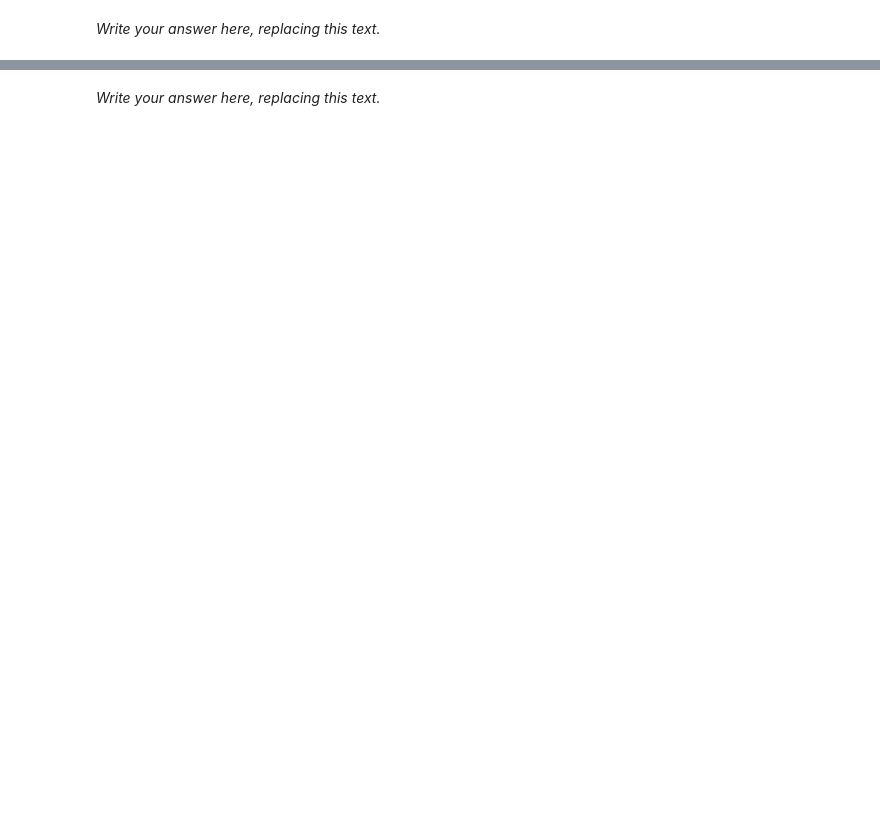
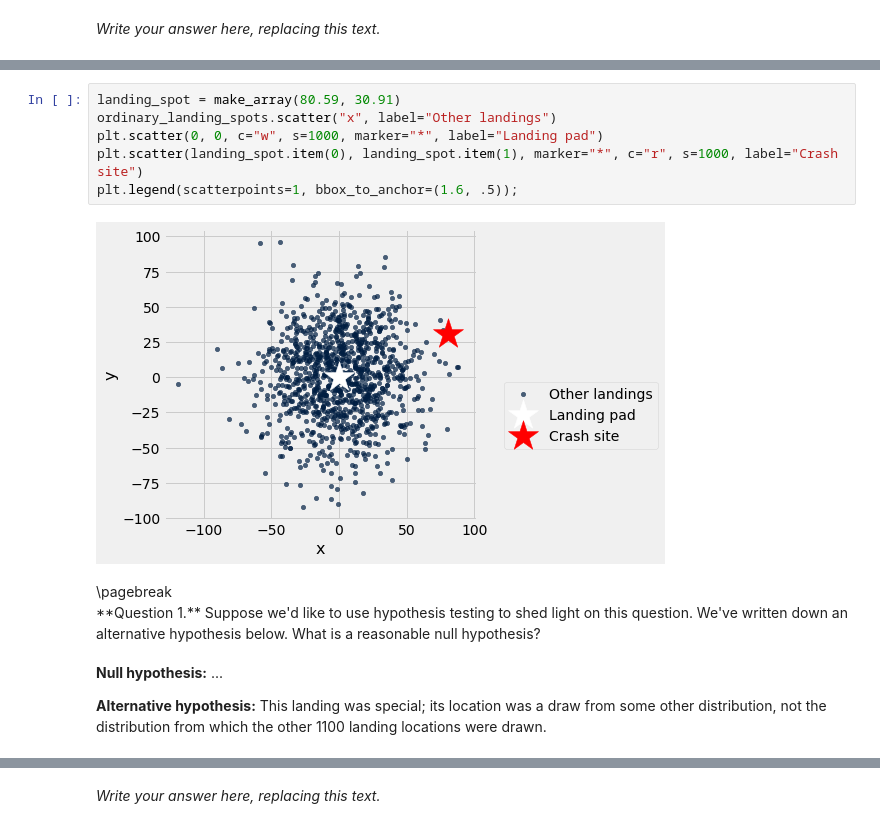
Before and after one commit to umass-data-science/materials-sp20, a Jupyter notebook: hw/hw06/hw06.ipynb, the cells around one changed output, grey strips where cells are left out. Drawn from its saved outputs; the diff is of its cells as text; blank space fills up the shorter version.

```diff
--- a/hw/hw06/hw06.ipynb
+++ b/hw/hw06/hw06.ipynb
@@ -475,0 +292,15 @@ Test summary
+# %%
+landing_spot = make_array(80.59, 30.91)
+ordinary_landing_spots.scatter("x", label="Other landings")
+plt.scatter(0, 0, c="w", s=1000, marker="*", label="Landing pad")
+plt.scatter(landing_spot.item(0), landing_spot.item(1), marker="*", c="r", s=1000, label="Crash site")
+plt.legend(scatterpoints=1, bbox_to_anchor=(1.6, .5));
+# %% [output]
+[figure, added]
+# %% [markdown]
+<div class="hide">\pagebreak</div>
+**Question 1.** Suppose we'd like to use hypothesis testing to shed light on this question.  We've written down an alternative hypothesis below.  What is a reasonable null hypothesis?
+# %% [markdown]
+**Null hypothesis:** ...
+
+**Alternative hypothesis:** This landing was special; its location was a draw from some other distribution, not the distribution from which the other 1100 landing locations were drawn.
```
Also changed, not shown: parts of 152 cells of this notebook, 25 other files.
